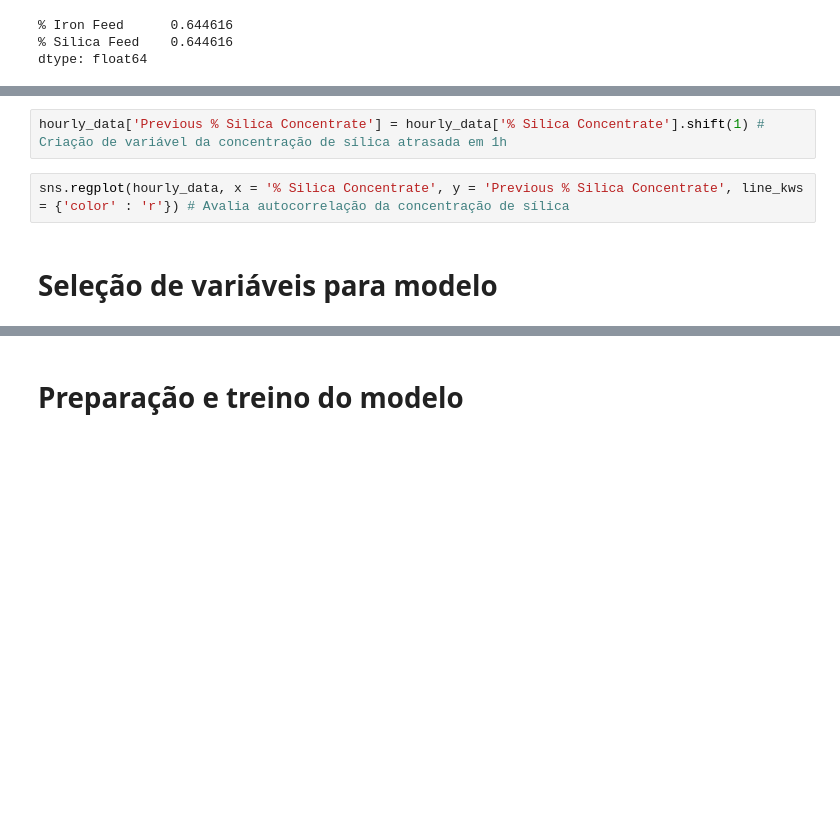
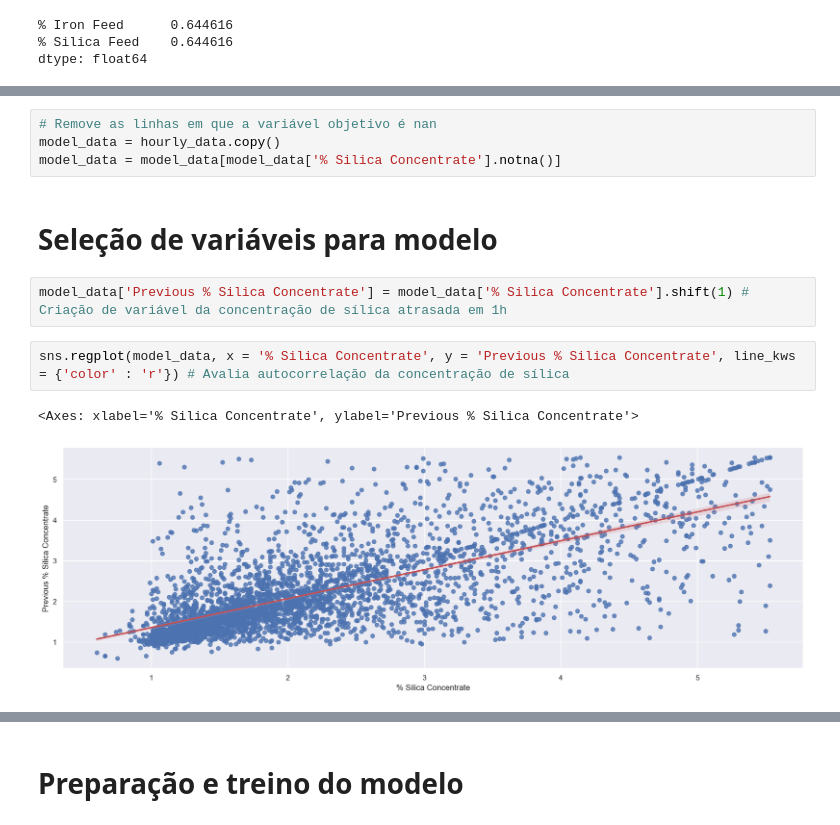
Before and after one commit to matleobor/case-ihm, a Jupyter notebook: flotation-analysis.ipynb, the cells around one changed output, grey strips where cells are left out. Cells and saved outputs as stored; diff of their text form; blank space fills up the shorter version.

```diff
--- a/flotation-analysis.ipynb
+++ b/flotation-analysis.ipynb
@@ -349,9 +298,16 @@ hourly_data[[col for col in hourly_data.columns if 'Air Flow' in col]].plot()
+# %%
+# Remove as linhas em que a variável objetivo é nan
+model_data = hourly_data.copy()
+model_data = model_data[model_data['% Silica Concentrate'].notna()]
+# %% [markdown]
+# Seleção de variáveis para modelo
 # %%
-hourly_data['Previous % Silica Concentrate'] = hourly_data['% Silica Concentrate'].shift(1) # Criação de variável da concentração de sílica atrasada em 1h
+model_data['Previous % Silica Concentrate'] = model_data['% Silica Concentrate'].shift(1) # Criação de variável da concentração de sílica atrasada em 1h
 # %%
-sns.regplot(hourly_data, x = '% Silica Concentrate', y = 'Previous % Silica Concentrate', line_kws = {'color' : 'r'}) # Avalia autocorrelação da concentração de sílica
+sns.regplot(model_data, x = '% Silica Concentrate', y = 'Previous % Silica Concentrate', line_kws = {'color' : 'r'}) # Avalia autocorrelação da concentração de sílica
+# %% [output]
+<Axes: xlabel='% Silica Concentrate', ylabel='Previous % Silica Concentrate'>
+[figure, added]
-# %% [markdown]
-# Seleção de variáveis para modelo
 # %%
 # Avaliação da correlação entre todas as variáveis
 plt.figure(figsize = (20, 20))
```
Also changed, not shown: parts of 23 cells of this notebook.
